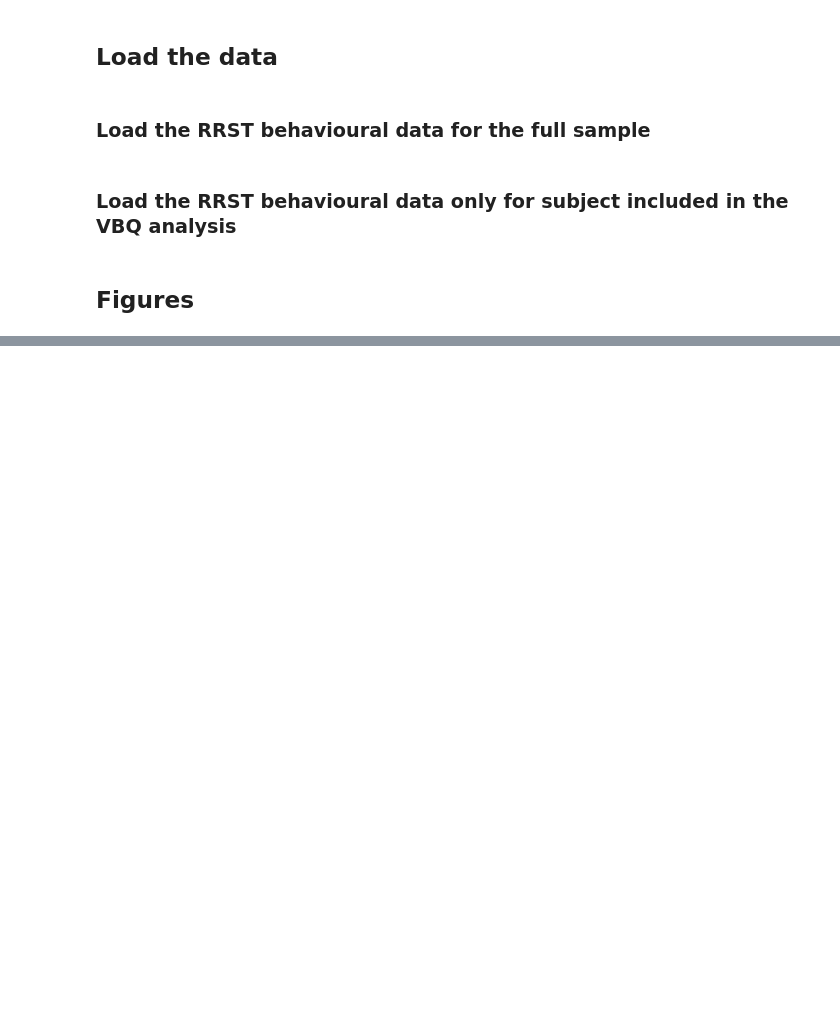
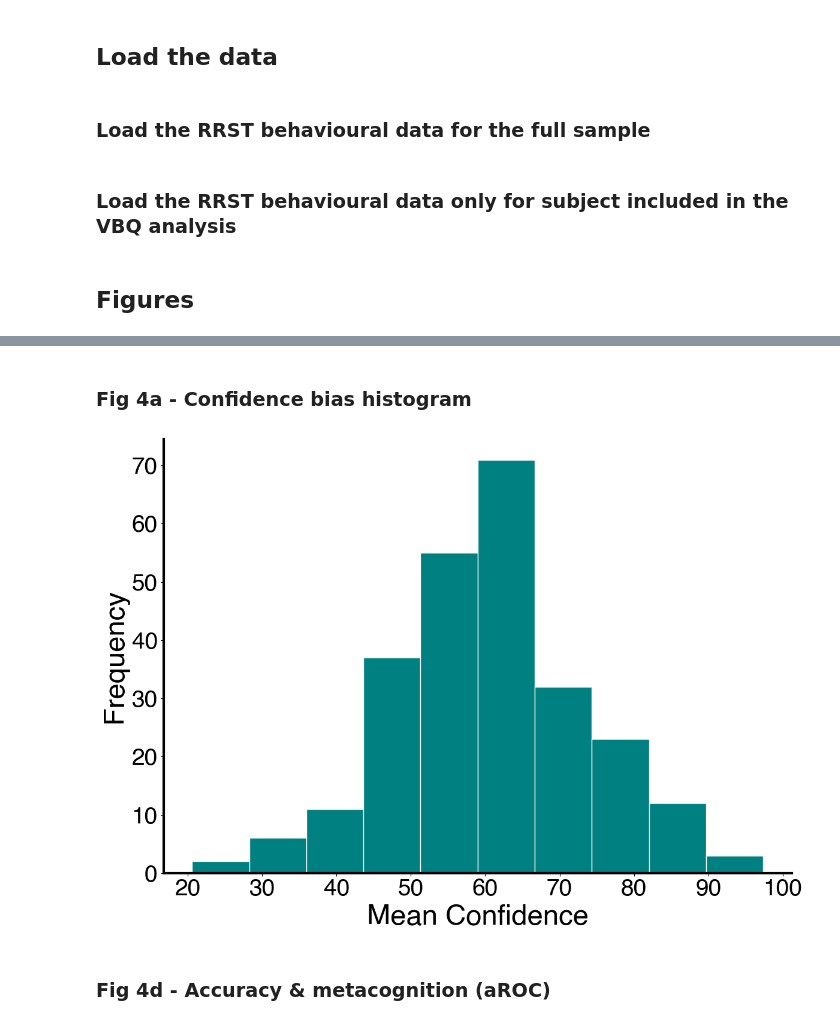
Before and after one commit to embodied-computation-group/Respiroception_VBQ, a Jupyter notebook: analysis/respirocept_behav_analysis.ipynb, the cells around one changed output, grey strips where cells are left out. Cells and saved outputs as stored; diff of their text form; code cells hidden in the pictures; blank space fills up the shorter version.

```diff
--- a/analysis/respirocept_behav_analysis.ipynb
+++ b/analysis/respirocept_behav_analysis.ipynb
@@ -126,0 +279,37 @@ plt.show()
+# %% [markdown]
+### Fig 4a -  Confidence bias histogram
+# %%
+fig_filename = 'rrst_mean_conf_hist.png'
+fig, ax = plt.subplots(figsize=(12, 8.5))
+
+# plot a histogram
+plt.hist(cleaned_df['meanConf'], bins=10, color='teal', edgecolor='white')
+plt.xlabel('Mean Confidence', fontsize=fontsize_axis_labels)
+plt.ylabel('Frequency', fontsize=fontsize_axis_labels)
+plt.xticks(fontsize=fontsize_axis_ticks)
+plt.yticks(fontsize=fontsize_axis_ticks)
+# Remove frame
+ax = plt.gca()  # gca stands for 'get current axis'
+
+
+# Increase the thickness of the axis
+for axis in ['bottom','left']:
+    ax.spines[axis].set_linewidth(3.0)
+
+ax.spines['right'].set_visible(False)
+ax.spines['top'].set_visible(False)
+
+# Adjust layout to prevent clipping at the bottom
+plt.tight_layout(rect=[0, 0, 1, 1])  # Adjust the bottom margin as needed (0.95 leaves 5% space at the bottom)
+
+
+if flag_savefigs:
+    # Save the figure with a specified size and resolution
+    fig_filepath = f'{figures_dir}{fig_filename}'
+    plt.savefig(fig_filepath, dpi=300)
+
+plt.show()
+# %% [output]
+[figure, added]
+# %% [markdown]
+### Fig 4d -  Accuracy & metacognition (aROC)
```
Also changed, not shown: parts of 16 cells of this notebook.
